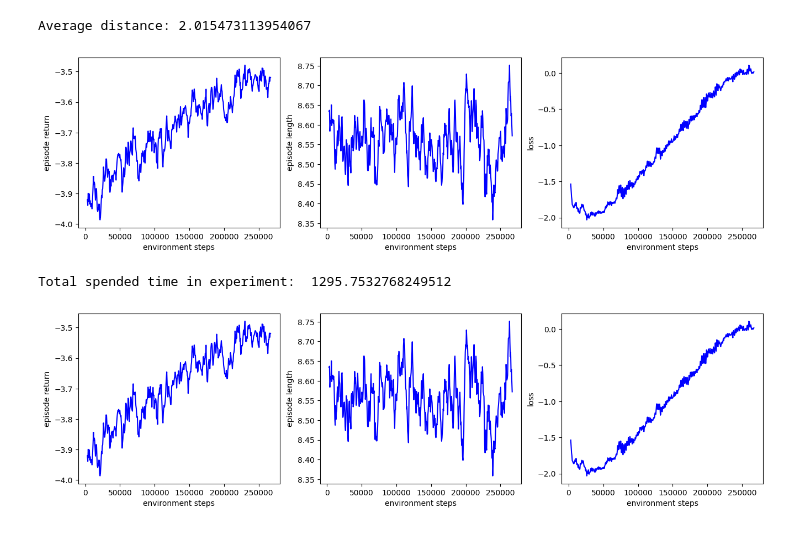
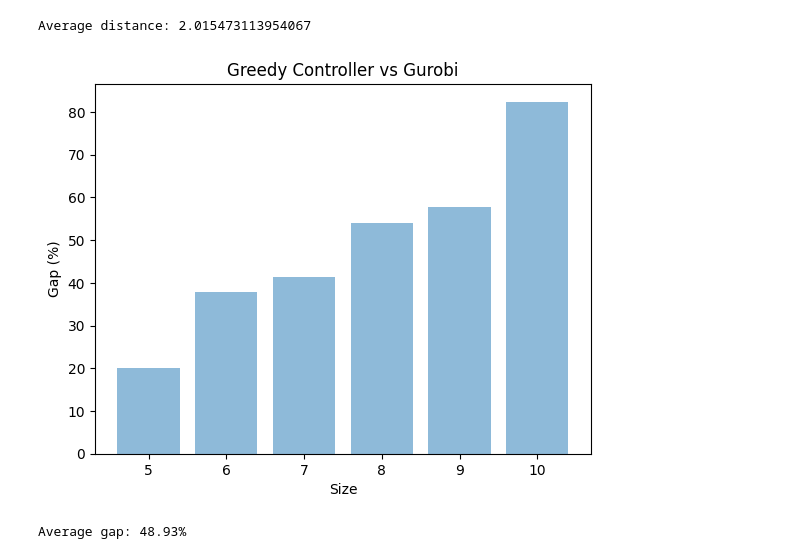
Before and after one commit to tomasosarte/TFG, a Jupyter notebook: tfg/tfg/Training light attention 2.ipynb, the cells around one changed output. Cells and saved outputs as stored; diff of their text form; code cells hidden in the pictures.

Commit message:
new experiments

```diff
--- a/tfg/tfg/Training light attention 2.ipynb
+++ b/tfg/tfg/Training light attention 2.ipynb
@@ -146,12 +146,9 @@ env = EnviornmentTSP(params=params)
 
 # Run experiment
 experiment = ActorCriticExperiment(params, model, env, PPOLearner(model=model, params=params))
-start = time()
-experiment.run()
-end = time()
-total_time = end - start
-print("Total spended time in experiment: ", total_time)
-# %% [output]
-[figure, removed]
-Total spended time in experiment:  1295.7532768249512
-[figure, removed]
+# %%
+metadata = experiment.guroby_vs_greedy_rollout(sizes=params['training_sizes'], num_episodes_per_size=20)
+print(f"Average gap: {metadata['avg_gap']}%")
+# %% [output]
+[figure, added]
+Average gap: 48.93%
```
Also changed, not shown: parts of 7 cells of this notebook, 10 other files.
